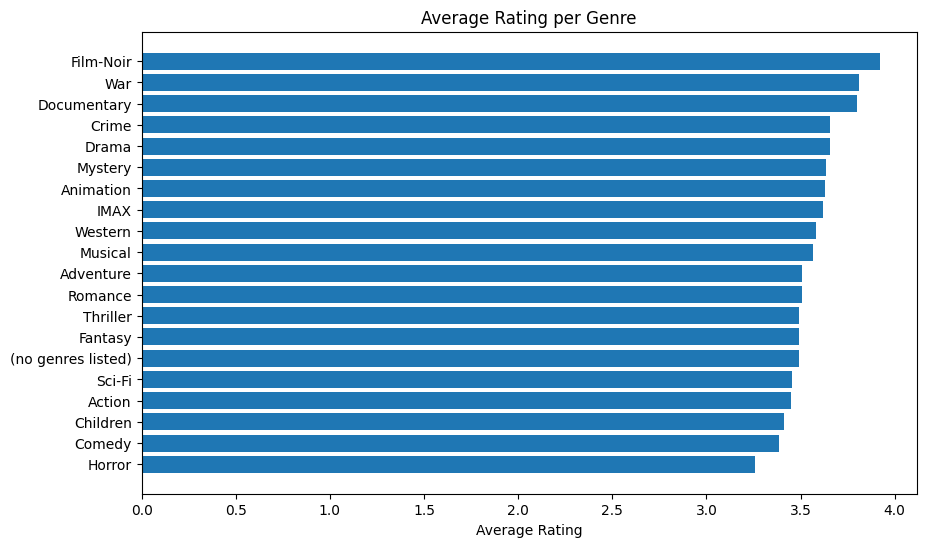
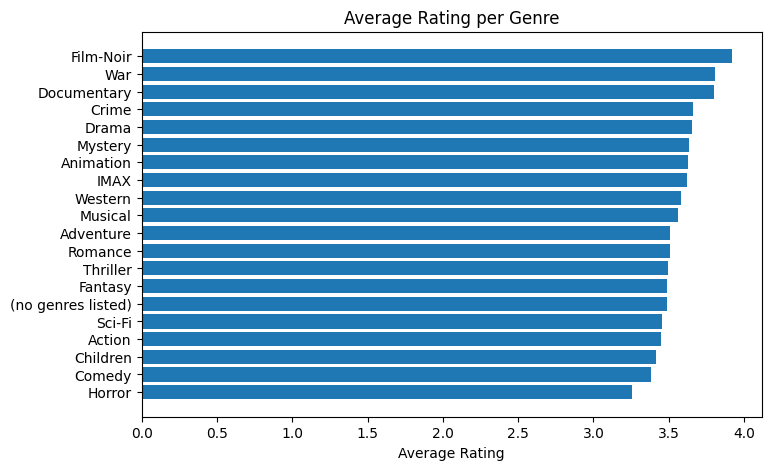
The change to this notebook cell's code, shown as a diff; its figure went from the first image to the second:
--- before
+++ after
@@ -7,5 +7,5 @@
 ).sort('avg_rating', descending=True)
 
-plt.figure(figsize=(10, 6))
+plt.figure(figsize=(8, 5))
 plt.barh(genre_avg['genres'], genre_avg['avg_rating'])
 plt.xlabel('Average Rating')

Commit: Created using Colab